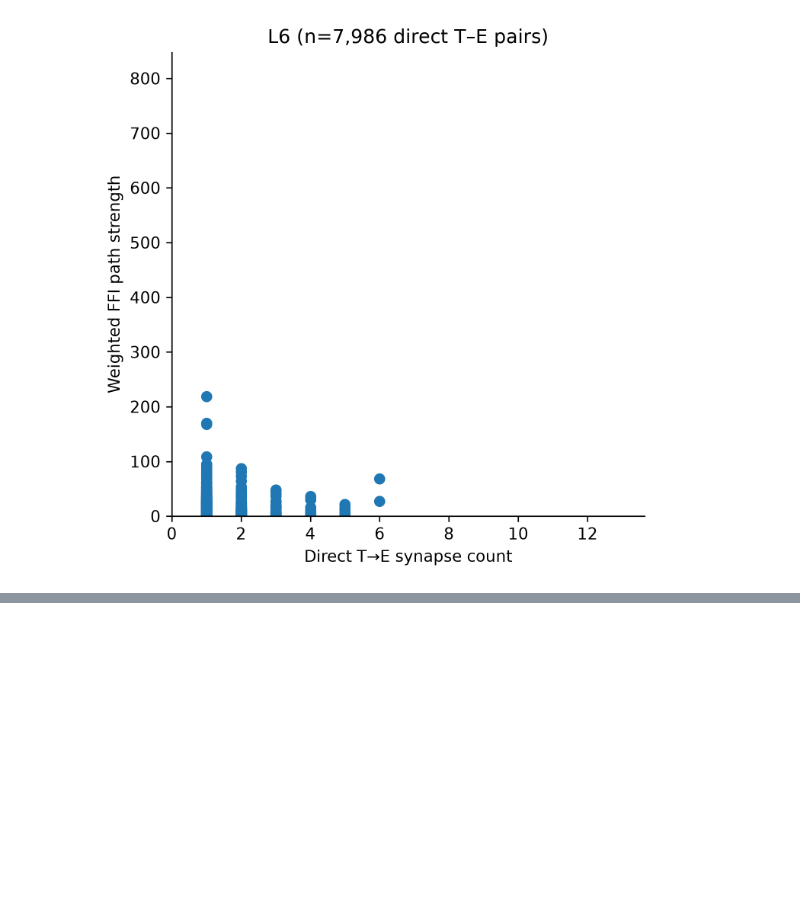
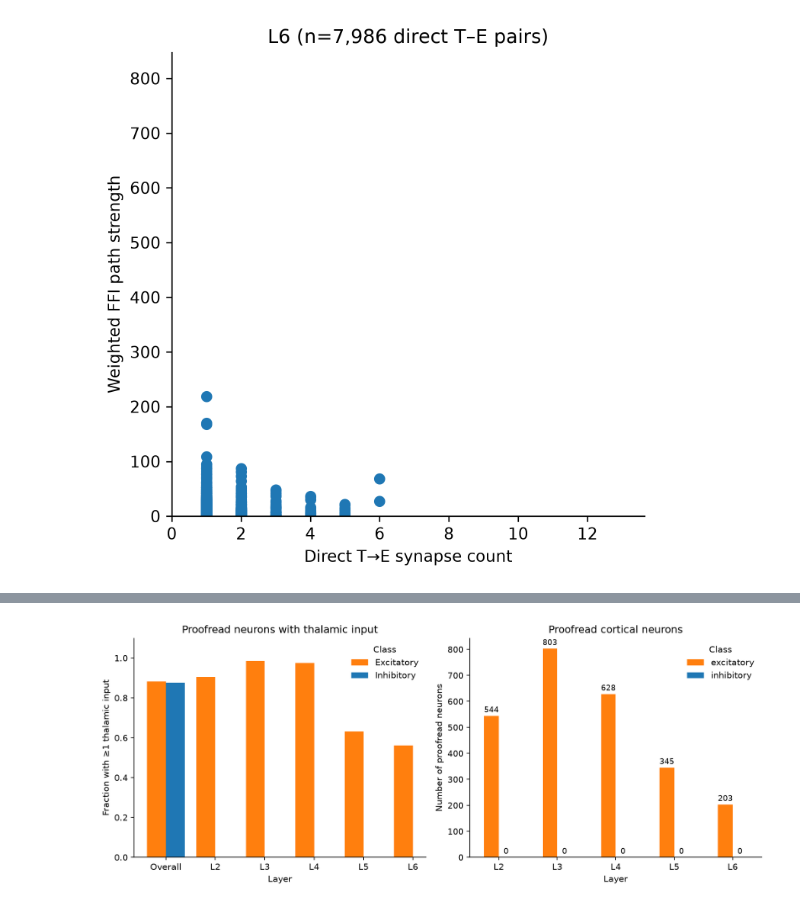
Before and after one commit to m-yasueda/DIMS_SWDB_project, a Jupyter notebook: code/df_construction/df_synapsecount.ipynb, the cells around one changed output, grey strips where cells are left out. Saved outputs shown, nothing was run; the diff lists cells and outputs as text; code cells hidden in the pictures; blank space fills up the shorter version.

```diff
--- a/code/df_construction/df_synapsecount.ipynb
+++ b/code/df_construction/df_synapsecount.ipynb
@@ -653,0 +871,44 @@ for layer in layer_order:
+# %%
+fig, axes = plt.subplots(1, 2, figsize=(11, 4.5), dpi=150)
+
+# Fractions of proofread E and I neurons with at least one thalamic input.
+fraction_order = ["Overall"] + layer_order
+x = np.arange(len(fraction_order))
+width = 0.38
+E_plot = excitatory_input_summary.reindex(fraction_order)
+I_plot = inhibitory_input_summary.reindex(fraction_order)
+bars_E = axes[0].bar(
+    x - width / 2, E_plot["fraction"], width,
+    color="tab:orange", label="Excitatory",
+)
+bars_I = axes[0].bar(
+    x + width / 2, I_plot["fraction"], width,
+    color="tab:blue", label="Inhibitory",
+)
+axes[0].set_xticks(x, fraction_order)
+axes[0].set_ylim(0, 1.1)
+axes[0].set_ylabel("Fraction with ≥1 thalamic input")
+axes[0].set_xlabel("Layer")
+axes[0].set_title("Proofread neurons with thalamic input")
+axes[0].legend(title="Class", frameon=False)
+
+
+# Number of proofread excitatory and inhibitory neurons by layer.
+proofread_counts.plot(
+    kind="bar", color=["tab:orange", "tab:blue"], ax=axes[1]
+)
+axes[1].set_xlabel("Layer")
+axes[1].set_ylabel("Number of proofread neurons")
+axes[1].set_title("Proofread cortical neurons")
+axes[1].legend(title="Class", frameon=False)
+for container in axes[1].containers:
+    axes[1].bar_label(container, padding=2, fontsize=9)
+
+for ax in axes:
+    ax.spines[["top", "right"]].set_visible(False)
+    ax.tick_params(axis="x", rotation=0)
+
+plt.tight_layout()
+plt.show()
+# %% [output]
+[figure, added]
```
Also changed, not shown: parts of 13 cells of this notebook, 7 other files.
